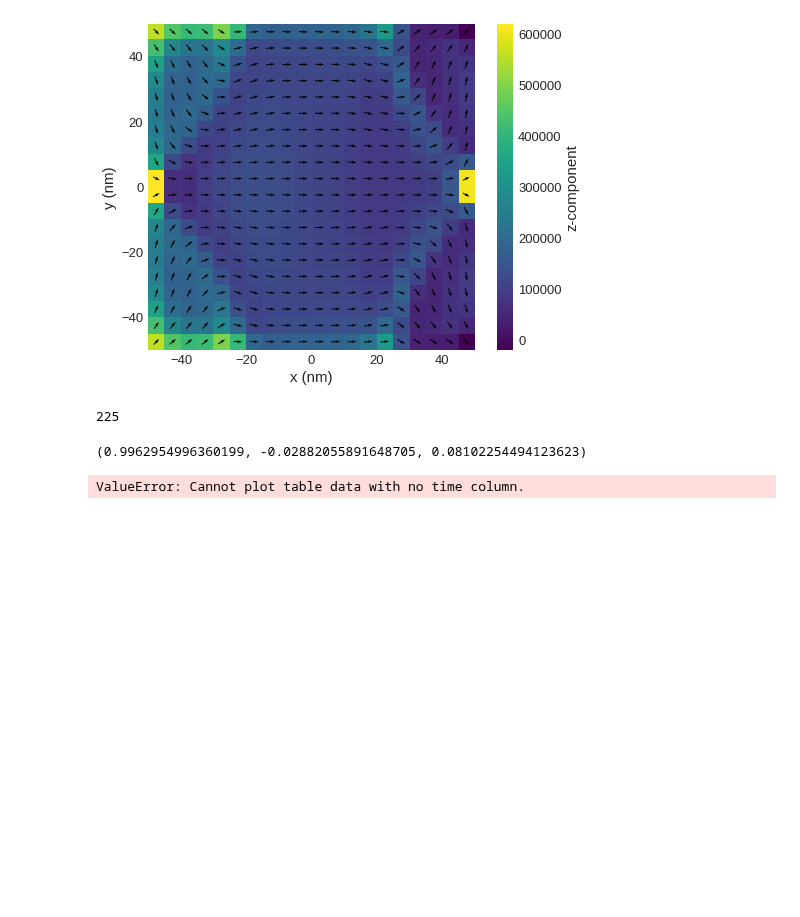
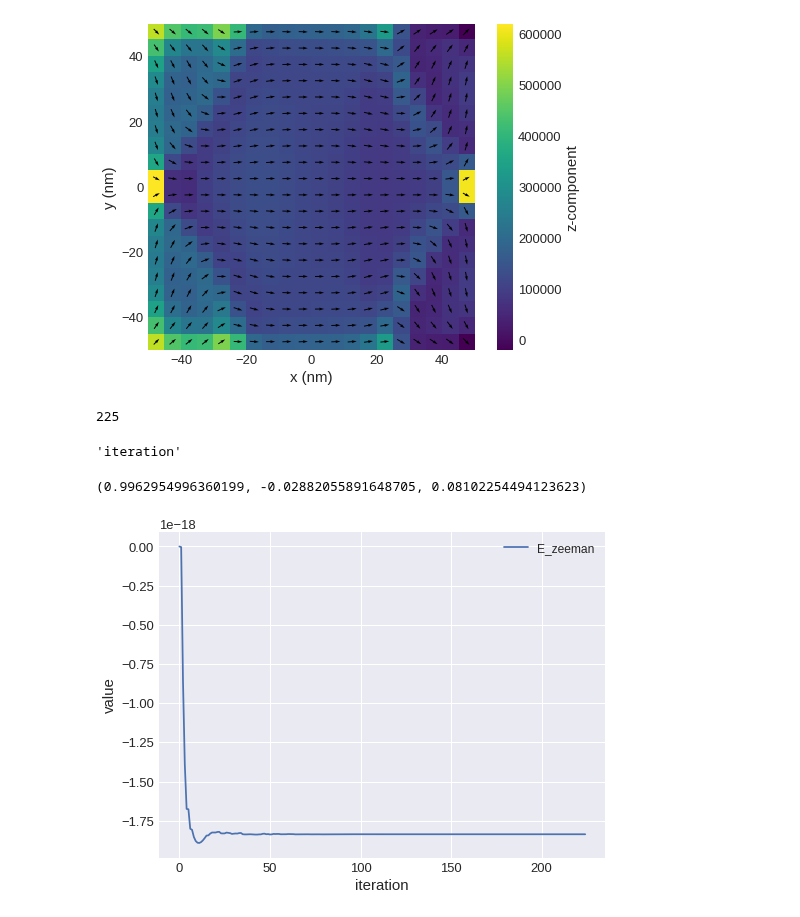
Before and after one commit to ubermag/oommfc, a Jupyter notebook: dev/minsteps.ipynb, the cells around one changed output. Saved outputs shown, nothing was run; the diff lists cells and outputs as text; code cells hidden in the pictures; blank space fills up the shorter version.

```diff
--- a/dev/minsteps.ipynb
+++ b/dev/minsteps.ipynb
@@ -35,12 +35,16 @@ Running OOMMF (ExeOOMMFRunner) [2020/12/31 19:14]... (1.8 s)
 len(system.table.data.index)
 # %% [output]
 225
+# %%
+system.table.x
+# %% [output]
+'iteration'
 # %%
 system.m.orientation((20e-9, 0, 0))
 # %% [output]
 (0.9962954996360199, -0.02882055891648705, 0.08102254494123623)
 # %%
-system.table.mpl(yaxis=['E_zeeman'])
+system.table.mpl(y=['E_zeeman'])
 # %% [output]
-ValueError: Cannot plot table data with no time column.
+[figure, added]
 # %%
```
Also changed, not shown: parts of 3 cells of this notebook, 3 other files.
